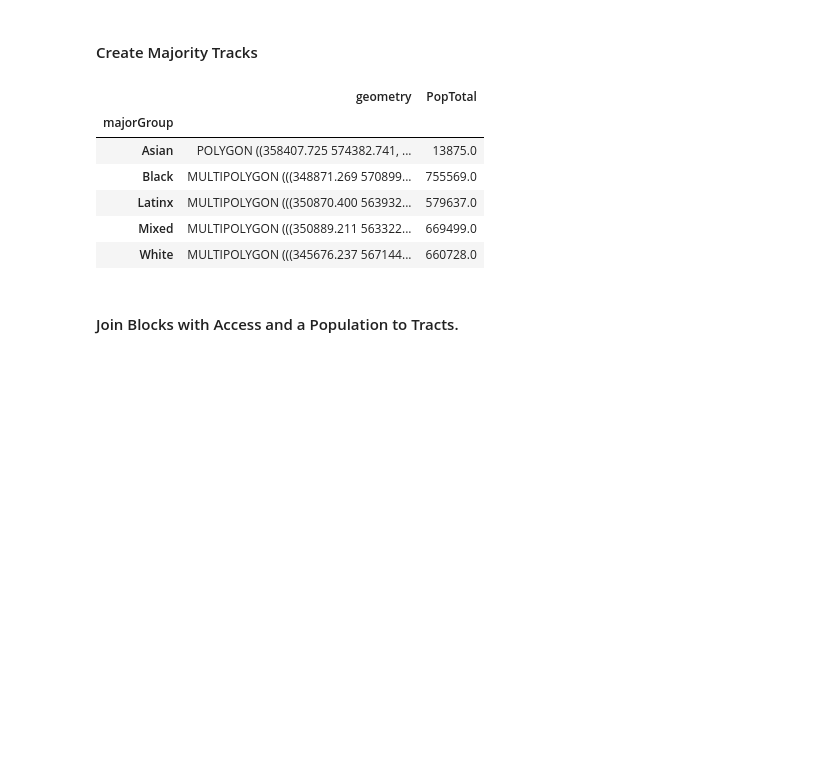
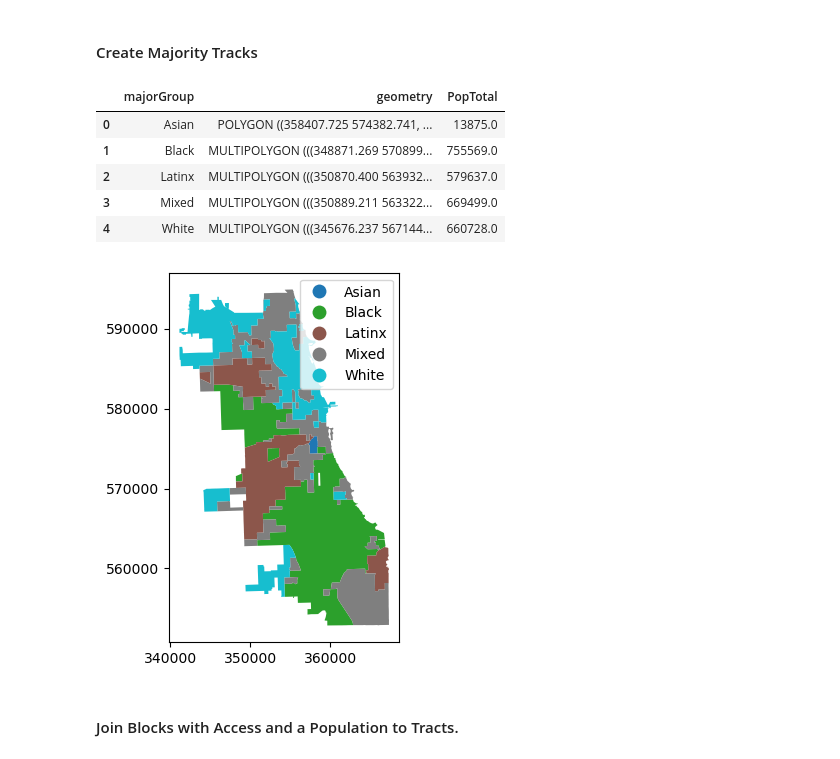
Before and after one commit to t-sutter/RPr-Chicago-Greenspaces, a Jupyter notebook: procedure/code/01-RPr-Chicago-Greenspaces.ipynb, the cells around one changed output. Drawn from its saved outputs; the diff is of its cells as text; code cells hidden in the pictures; blank space fills up the shorter version.

```diff
--- a/procedure/code/01-RPr-Chicago-Greenspaces.ipynb
+++ b/procedure/code/01-RPr-Chicago-Greenspaces.ipynb
@@ -544,18 +545,20 @@ blocksPop_w_access
 # %%
 # Create dictionary for GeoDataFrame of necesary columns.
 tractsDict = {'majorGroup':tracts2010.majorGroup, 'PopTotal':tracts2010.PopTotal, 'geometry':tracts2010.geometry}
 # Create GeoDataFrame.
 tractsMaj = gpd.GeoDataFrame(tractsDict,crs='EPSG:6454')
 # Dissolve / group by majority racial group. Sum other values (PopTotal).
-tractsMaj = tractsMaj.dissolve(by='majorGroup', aggfunc = 'sum')
+tractsMaj = tractsMaj.dissolve(by='majorGroup', aggfunc = 'sum', as_index=False)
+
+tractsMaj.plot(column='majorGroup',legend=True)
 tractsMaj
 # %% [output]
-|  | geometry | PopTotal |
-| majorGroup |  |  |
-| Asian | POLYGON ((358407.725 574382.741, ... | 13875.0 |
-| Black | MULTIPOLYGON (((348871.269 570899... | 755569.0 |
-| Latinx | MULTIPOLYGON (((350870.400 563932... | 579637.0 |
-| Mixed | MULTIPOLYGON (((350889.211 563322... | 669499.0 |
-| White | MULTIPOLYGON (((345676.237 567144... | 660728.0 |
+|  | majorGroup | geometry | PopTotal |
+| 0 | Asian | POLYGON ((358407.725 574382.741, ... | 13875.0 |
+| 1 | Black | MULTIPOLYGON (((348871.269 570899... | 755569.0 |
+| 2 | Latinx | MULTIPOLYGON (((350870.400 563932... | 579637.0 |
+| 3 | Mixed | MULTIPOLYGON (((350889.211 563322... | 669499.0 |
+| 4 | White | MULTIPOLYGON (((345676.237 567144... | 660728.0 |
+[figure, added]
 # %% [markdown]
 #### Join Blocks with Access and a Population to Tracts.
```
Also changed, not shown: parts of 5 cells of this notebook, 1 other file.
